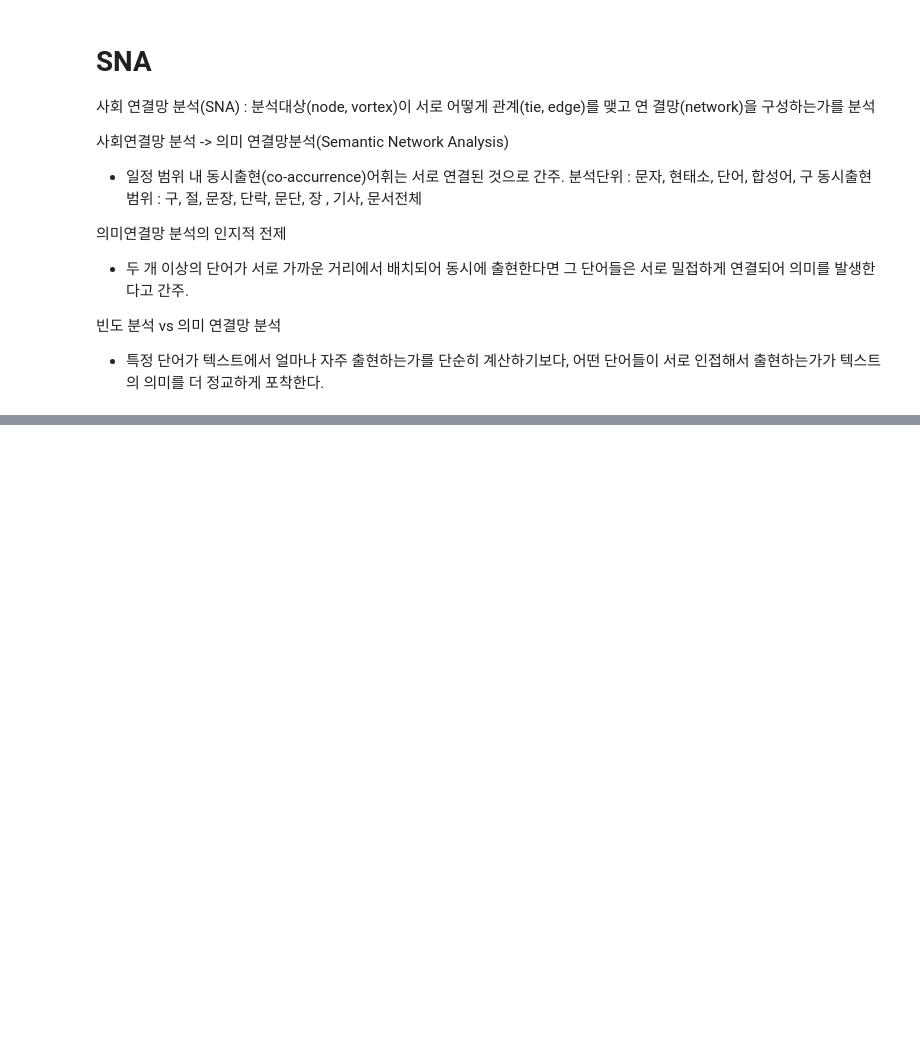
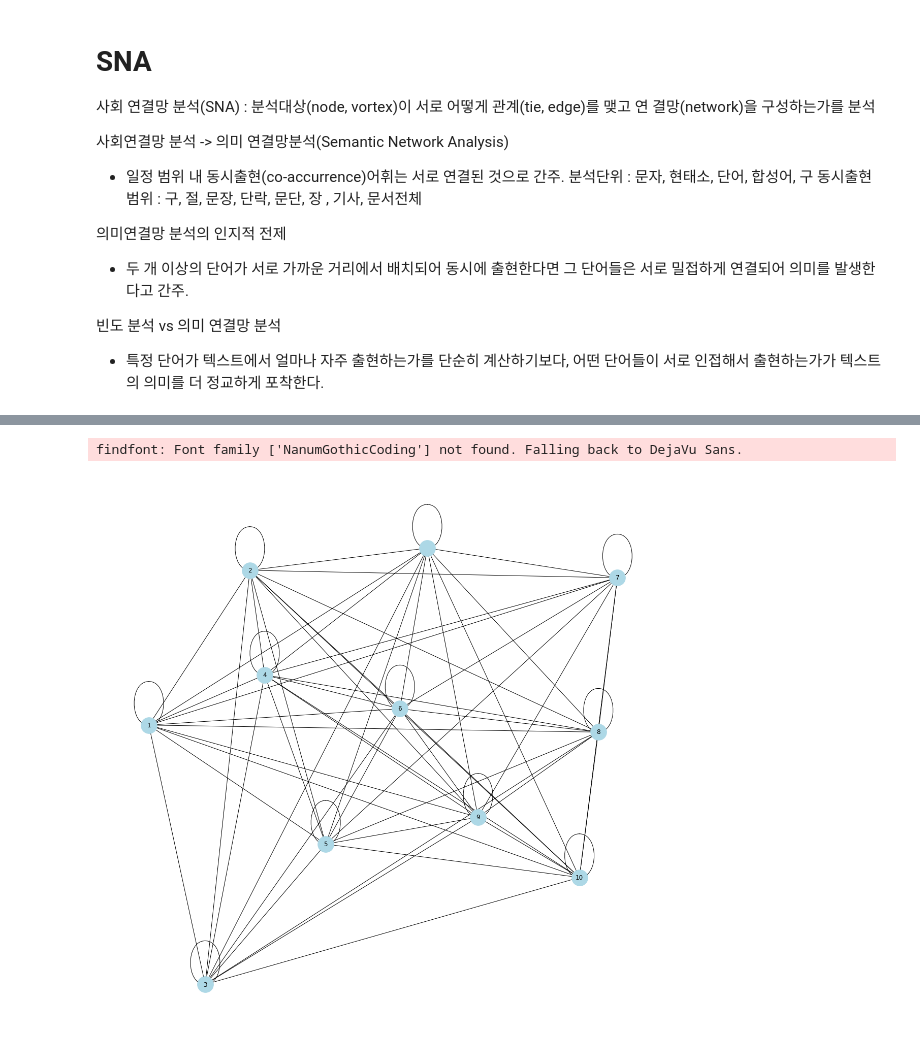
Before and after one commit to park1997/Industrial_safety_and_health_law-visualization, a Jupyter notebook: ParkByeongHyeon/산업안전보건법_XML.ipynb, the cells around one changed output, grey strips where cells are left out. Saved outputs shown, nothing was run; the diff lists cells and outputs as text; code cells hidden in the pictures; blank space fills up the shorter version.

```diff
--- a/ParkByeongHyeon/산업안전보건법_XML.ipynb
+++ b/ParkByeongHyeon/산업안전보건법_XML.ipynb
@@ -631,0 +1056,3 @@ sorted(dic.items(), key=lambda x: x[1], reverse = True)[0:10]
+# %%
+id2word = {i: w for i, w in enumerate(range(1,10+1))}
+id2word
@@ -631,0 +1136,4 @@ sorted(dic.items(), key=lambda x: x[1], reverse = True)[0:10]
+# %%
+# 각각에대한 인접행렬의 weight 값을 구함
+network = nx.from_numpy_matrix(cosine_result_df.loc[0:10,0:10].to_numpy())
+list(network.adjacency())
@@ -631,0 +1158,43 @@ sorted(dic.items(), key=lambda x: x[1], reverse = True)[0:10]
+# %%
+import matplotlib.pyplot as plt
+from matplotlib import font_manager as fm
+from matplotlib import rc
+import matplotlib
+
+# matplotlib.font_manager._rebuild()
+
+# rc('font', family='AppleGothic')
+# plt.rcParams['axes.unicode_minus'] = False
+# plt.rcParams["font.family"] = "NanumGothic"
+
+
+
+font_path='./font/NanumGothicCoding.ttf'
+font_prop = fm.FontProperties(fname=font_path)
+font_name = font_prop.get_name()
+matplotlib.rc('font',family=font_name)
+
+matplotlib.rcParams['axes.unicode_minus'] = False
+matplotlib.rcParams['font.family'] = "AppleGothic"
+
+
+
+# font_path="./font/NanumGothic.ttf"
+# font_name = fm.FontProperties(fname=font_path, size=50).get_name()
+# plt.rc('font', family=font_name)
+
+# nx.set_fontproperties(font_prop)
+fig = plt.figure()
+fig.set_size_inches(20, 20)
+ax = fig.add_subplot(1, 1, 1)
+# ax.axis("off")
+# ax.set_title("ㅎㅏ이",fontproperties=font_prop)
+option = {
+    'node_color' : 'lightblue',
+    'node_size' : 1000,
+
+}
+nx.draw(network, labels=id2word, font_family=font_name,ax=ax, **option)
+# %% [output]
+findfont: Font family ['NanumGothicCoding'] not found. Falling back to DejaVu Sans.
+[figure, added]
```
Also changed, not shown: parts of 50 cells of this notebook, 3 other files.
